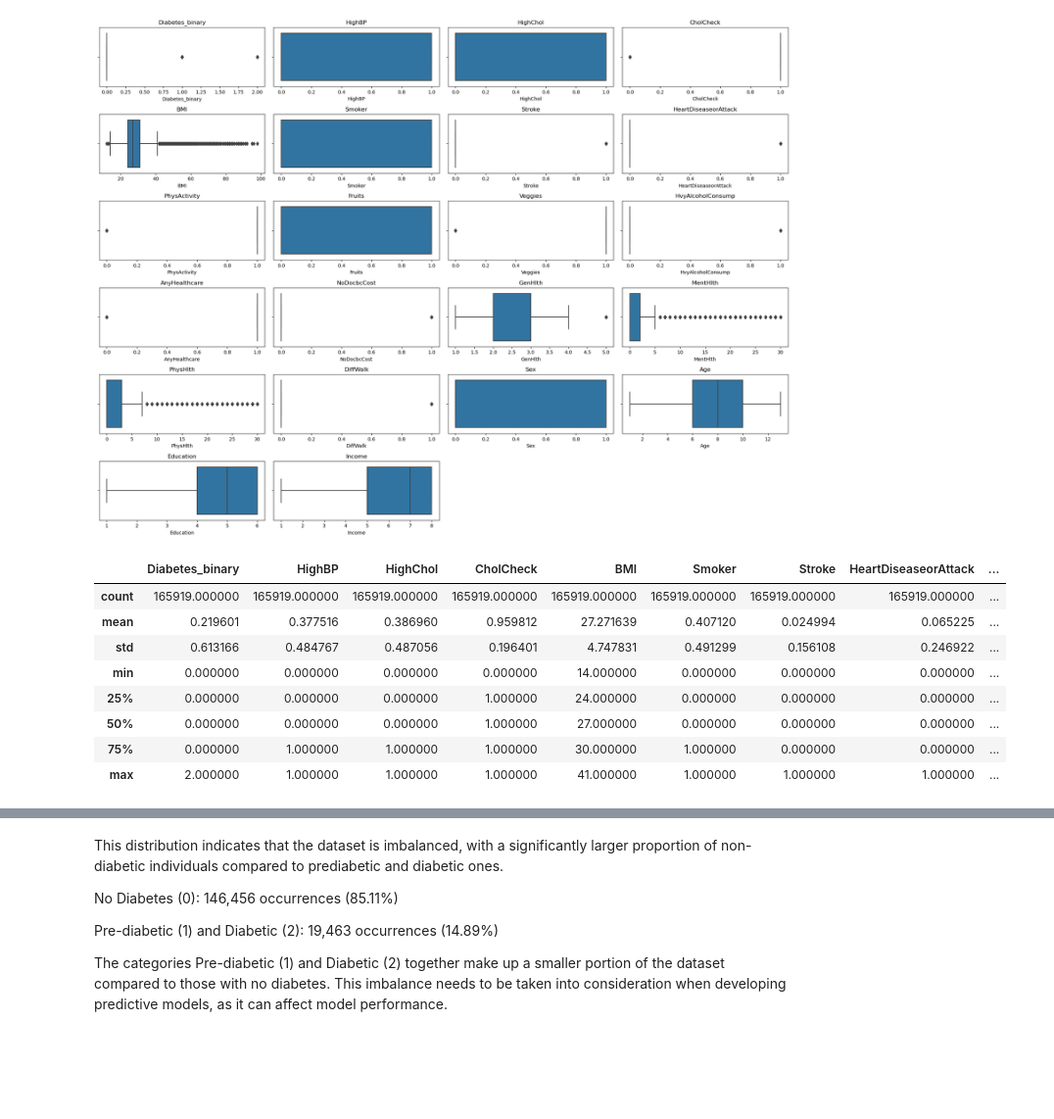
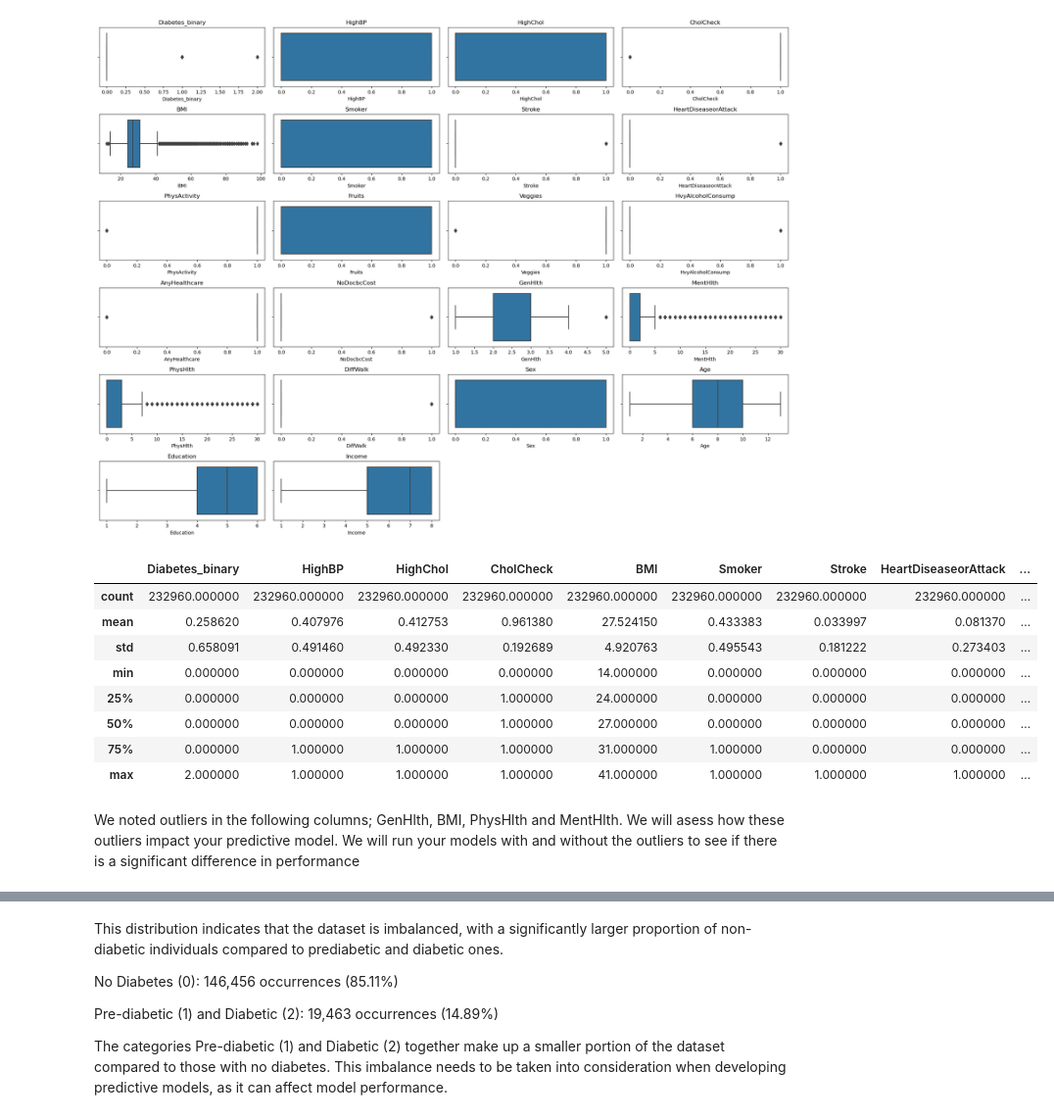
Before and after one commit to shuruebale/Moringa-Capstone-Project, a Jupyter notebook: CAPSTONE PROJECT/CDC_Diabetes_Health_Indicators.ipynb, the cells around one changed output, grey strips where cells are left out. Shown at 98% size. Cells and saved outputs as stored; diff of their text form; code cells hidden in the pictures; blank space fills up the shorter version.

```diff
--- a/CAPSTONE PROJECT/CDC_Diabetes_Health_Indicators.ipynb
+++ b/CAPSTONE PROJECT/CDC_Diabetes_Health_Indicators.ipynb
@@ -120,32 +121,34 @@ plt.show()
 # %%
 ## HANDLING OUTLIERS
 
 # Function to handle outliers using IQR method
 def handle_outliers(df, column):
     Q1 = df[column].quantile(0.25)
     Q3 = df[column].quantile(0.75)
     IQR = Q3 - Q1
     lower_bound = Q1 - 1.5 * IQR
     upper_bound = Q3 + 1.5 * IQR
     df = df[(df[column] >= lower_bound) & (df[column] <= upper_bound)]
     return df
 
 # Handle outliers for the identified variables
-outlier_columns = ['BMI', 'GenHlth', 'MentHlth', 'PhysHlth', 'Age']
+outlier_columns = ['GenHlth','Age','BMI']
 for col in outlier_columns:
     data = handle_outliers(data, col)
 
 data.describe()
 # %% [output]
 |  | Diabetes_binary | HighBP | HighChol | CholCheck | BMI | Smoker | Stroke | HeartDiseaseorAttack | ... |
-| count | 165919.000000 | 165919.000000 | 165919.000000 | 165919.000000 | 165919.000000 | 165919.000000 | 165919.000000 | 165919.000000 | ... |
-| mean | 0.219601 | 0.377516 | 0.386960 | 0.959812 | 27.271639 | 0.407120 | 0.024994 | 0.065225 | ... |
-| std | 0.613166 | 0.484767 | 0.487056 | 0.196401 | 4.747831 | 0.491299 | 0.156108 | 0.246922 | ... |
+| count | 232960.000000 | 232960.000000 | 232960.000000 | 232960.000000 | 232960.000000 | 232960.000000 | 232960.000000 | 232960.000000 | ... |
+| mean | 0.258620 | 0.407976 | 0.412753 | 0.961380 | 27.524150 | 0.433383 | 0.033997 | 0.081370 | ... |
+| std | 0.658091 | 0.491460 | 0.492330 | 0.192689 | 4.920763 | 0.495543 | 0.181222 | 0.273403 | ... |
 | min | 0.000000 | 0.000000 | 0.000000 | 0.000000 | 14.000000 | 0.000000 | 0.000000 | 0.000000 | ... |
 | 25% | 0.000000 | 0.000000 | 0.000000 | 1.000000 | 24.000000 | 0.000000 | 0.000000 | 0.000000 | ... |
 | 50% | 0.000000 | 0.000000 | 0.000000 | 1.000000 | 27.000000 | 0.000000 | 0.000000 | 0.000000 | ... |
-| 75% | 0.000000 | 1.000000 | 1.000000 | 1.000000 | 30.000000 | 1.000000 | 0.000000 | 0.000000 | ... |
+| 75% | 0.000000 | 1.000000 | 1.000000 | 1.000000 | 31.000000 | 1.000000 | 0.000000 | 0.000000 | ... |
 | max | 2.000000 | 1.000000 | 1.000000 | 1.000000 | 41.000000 | 1.000000 | 1.000000 | 1.000000 | ... |
+# %% [markdown]
+We noted outliers in the following columns; GenHlth, BMI, PhysHlth and MentHlth. We will asess how these outliers impact your predictive model. We will run your models with and without the outliers to see if there is a significant difference in performance
 # %%
 data.describe().transpose()
 # %% [output]
```
Also changed, not shown: parts of 7 cells of this notebook.
